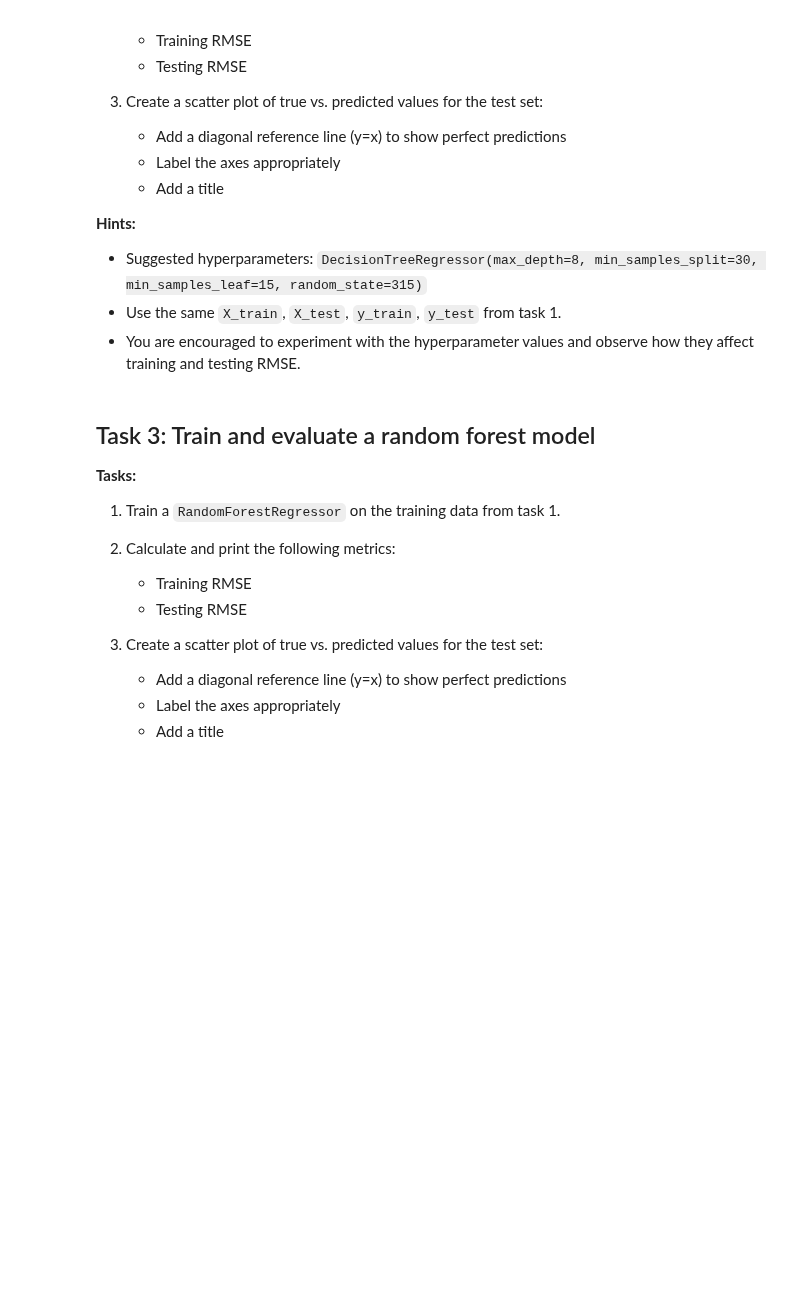
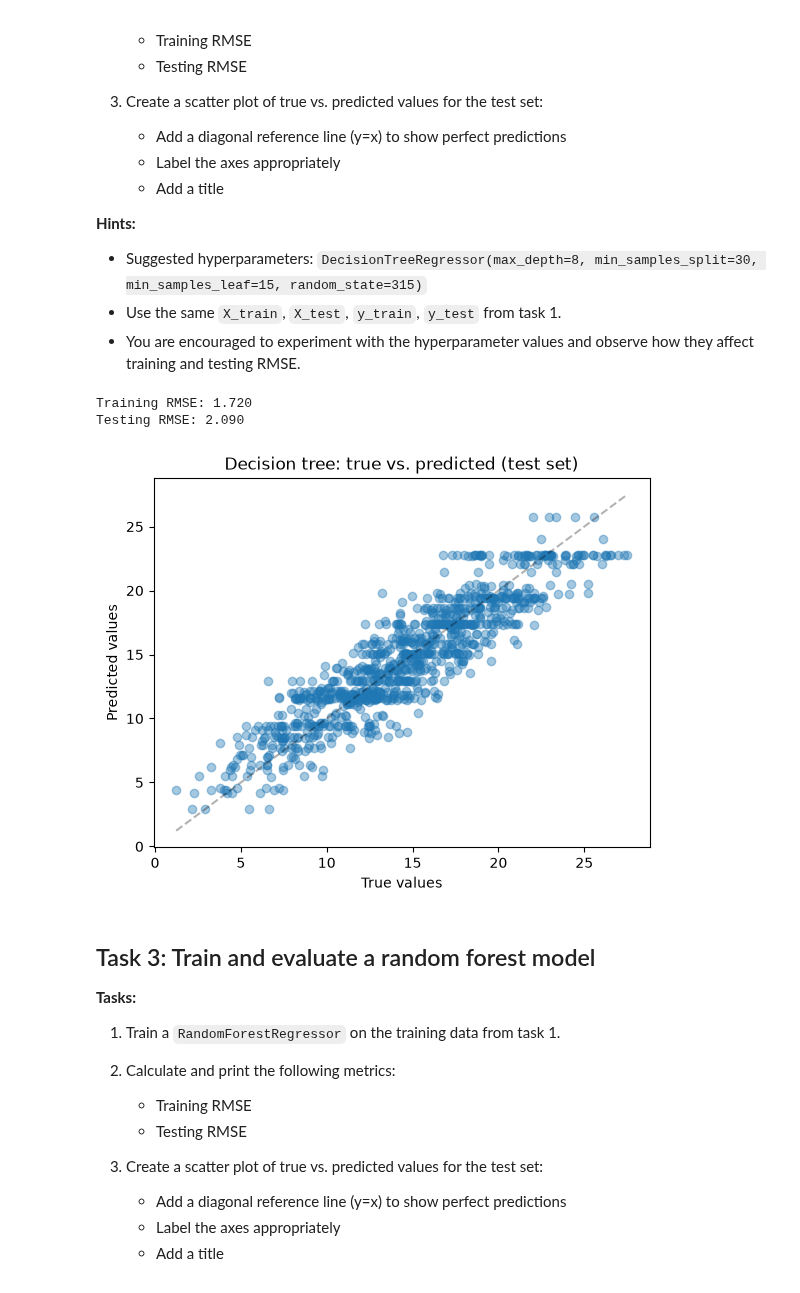
Before and after one commit to Alessandrarye/utd-aiml-coursework, a Jupyter notebook: notebooks/unit-3/lesson-19/lesson-19-activity.ipynb, the cells around one changed output. Saved outputs shown, nothing was run; the diff lists cells and outputs as text; code cells hidden in the pictures; blank space fills up the shorter version.

```diff
--- a/notebooks/unit-3/lesson-19/lesson-19-activity.ipynb
+++ b/notebooks/unit-3/lesson-19/lesson-19-activity.ipynb
@@ -133,3 +164,28 @@ df.head()
+# %%
+dt_model = DecisionTreeRegressor(max_depth=8, min_samples_split=30, min_samples_leaf=15, random_state=315)
+dt_model.fit(X_train, y_train)
+
+train_predictions = dt_model.predict(X_train)
+test_predictions = dt_model.predict(X_test)
+
+train_rmse = root_mean_squared_error(y_train, train_predictions)
+test_rmse = root_mean_squared_error(y_test, test_predictions)
+
+print(f'Training RMSE: {train_rmse:.3f}')
+print(f'Testing RMSE: {test_rmse:.3f}')
+
+plt.scatter(y_test, test_predictions, alpha=0.4)
+plt.plot([y_test.min(), y_test.max()], [y_test.min(), y_test.max()], 'k--', alpha=0.3)
+plt.xlabel('True values')
+plt.ylabel('Predicted values')
+plt.title('Decision tree: true vs. predicted (test set)')
+plt.show()
+
+results.append({'model': 'Decision tree', 'train_rmse': train_rmse, 'test_rmse': test_rmse})
+# %% [output]
+Training RMSE: 1.720
+Testing RMSE: 2.090
+[figure, added]
 # %% [markdown]
 ## Task 3: Train and evaluate a random forest model
 
```
Also changed, not shown: parts of 12 cells of this notebook.
